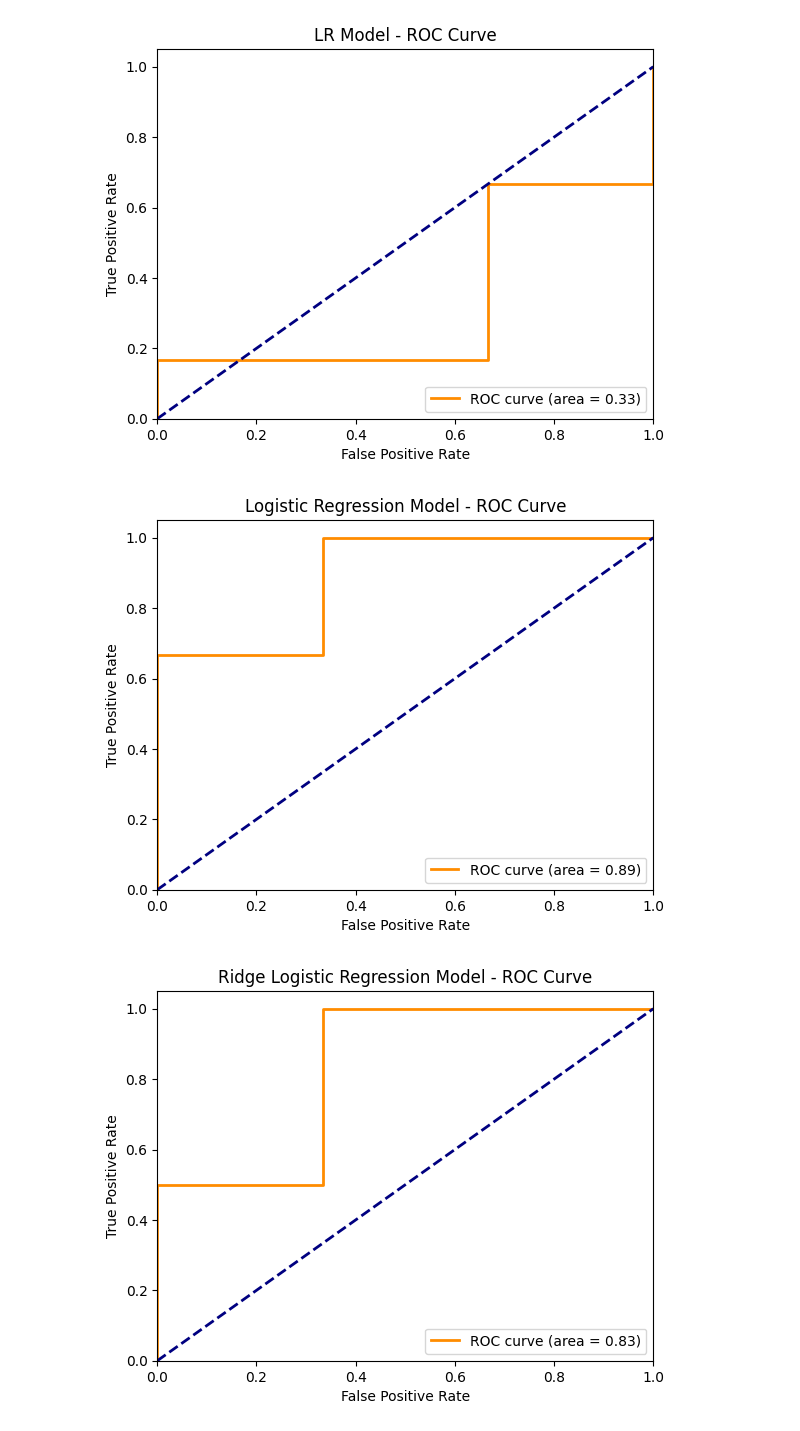
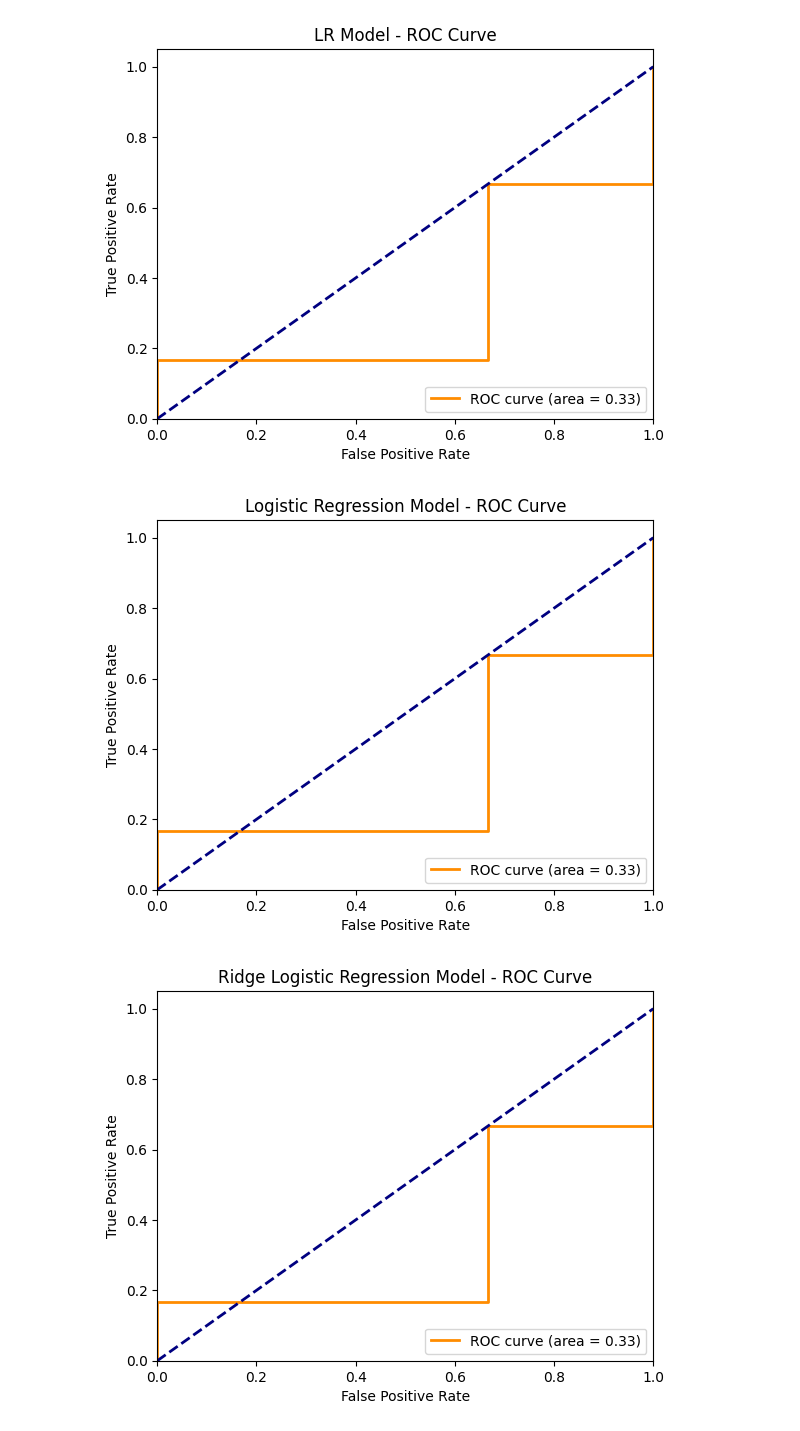
Before and after one commit to matteo-orsi/ML, a Jupyter notebook: challenges/challenge-00/challenge-00.ipynb, the cells around one changed output. Saved outputs shown, nothing was run; the diff lists cells and outputs as text; code cells hidden in the pictures.

```diff
--- a/challenges/challenge-00/challenge-00.ipynb
+++ b/challenges/challenge-00/challenge-00.ipynb
@@ -348,7 +348,7 @@ def RidgeLogisticLoss(X, labels, w, lam):
     lam : float
         Weight of the L2 penalty term
     """
-    return LogisticLoss(X, labels, w) + lam * (LA.norm(w, 2) ** 2)
+    return LogisticLoss(X, labels, w) + lam * (LA.norm(w[1:], 2) ** 2)
 
 def RidgeGradient(w, lam):
     """
@@ -359,7 +359,9 @@ def RidgeGradient(w, lam):
     lam : float
         Weight of the L2 penalty term
     """
-    return 2 * lam * w
+    regularization = 2 * lam * w
+    regularization[0] = 0
+    return regularization
 
 def GDRidgeLogistic(X, labels, iter, gamma, lam):
     """
@@ -380,8 +382,8 @@ def GDRidgeLogistic(X, labels, iter, gamma, lam):
     n, d = X.shape
     # Array to store loss values at each iteration
     L = np.zeros(iter)
-    # Initialize w with random values
-    w = np.random.uniform(0, 0.01, d)
+    # Initialize w with zeros
+    w = np.zeros(d)
     # Array to store weights at each iteration
     W = np.zeros((d, iter))
 
@@ -551,11 +551,29 @@ print(classification_report(y_true, y_pred, target_names=target_names))
 weighted avg       0.11      0.33      0.17         9
 # %% [markdown]
 Repeat the previous task for regularized logistic regression and compare the results.
+# %%
+def add_bias(X):
+    """
+    Parameters
+    ----------
+    X : array of dim n x d
+        Matrix containing the dataset
+
+    Returns
+    -------
+    X_bias : array of dim n x (d + 1)
+        Matrix containing the dataset with a column of ones (bias)
+    """
+    return np.concatenate((np.ones((X.shape[0], 1)), X), axis=1)
+
+# Preparing the datasets with bias
+X_train_bias = add_bias(X_train)
+X_test_bias = add_bias(X_test)
 # %%
 # Setting the parameters manually
-iter = 1000
-gamma = 0.001
-lam = 0.001
+iter = 10000
+gamma = 0.01
+lam = 0.01
 lr = 0.5
 # %%
 # Model assessment: Logistic Regression (without normalization)
@@ -574,7 +592,7 @@ weighted avg       0.11      0.33      0.17         9
 # %%
 # Model assessment: Ridge Logistic Regression
-W_ridge, L_ridge = GDRidgeLogistic(X_train, y_train, iter, gamma, lam)
-y_pred_ridge = (sigmoidM(X_test, W_ridge[:, -1]) >= 0.5).astype(int)
+W_ridge, L_ridge = GDRidgeLogistic(X_train_bias, y_train, iter, gamma, lam)
+y_pred_ridge = (sigmoidM(X_test_bias, W_ridge[:, -1]) >= 0.5).astype(int)
 print(classification_report(y_true, y_pred_ridge, target_names = target_names))
 # %% [output]
               precision    recall  f1-score   support
@@ -641,7 +659,7 @@ plt.show()
 [figure]
 # %%
 # ROC Curve - Logistic Regression Model (without regularization)
-y_prob_logistic = sigmoidM(X_test, W_logistic[:, -1])
+y_prob_logistic = sigmoidM(X_test_bias, W_logistic[:, -1])
 fpr_logistic, tpr_logistic, thresholds_logistic = roc_curve(y_true, y_prob_logistic)
 roc_auc_logistic = roc_auc_score(y_true, y_prob_logistic)
 
@@ -656,24 +674,24 @@ plt.title('Logistic Regression Model - ROC Curve')
 plt.legend(loc="lower right")
 plt.show()
 # %% [output]
-[figure, old version]
+[figure, new version]
 # %%
 # ROC Curve - Ridge Logistic Regression Model
-y_prob_ridge = sigmoidM(X_test, W_ridge[:, -1])
+y_prob_ridge = sigmoidM(X_test_bias, W_ridge[:, -1])
 fpr_ridge, tpr_ridge, thresholds_ridge = roc_curve(y_true, y_prob_ridge)
 roc_auc_ridge = roc_auc_score(y_true, y_prob_ridge)
 
 plt.figure()
 plt.plot(fpr_ridge, tpr_ridge, color='darkorange', lw=2, label='ROC curve (area = %0.2f)' % roc_auc_ridge)
 plt.plot([0, 1], [0, 1], color='navy', lw=2, linestyle='--')
 plt.xlim([0.0, 1.0])
 plt.ylim([0.0, 1.05])
 plt.xlabel('False Positive Rate')
 plt.ylabel('True Positive Rate')
 plt.title('Ridge Logistic Regression Model - ROC Curve')
 plt.legend(loc="lower right")
 plt.show()
 # %% [output]
-[figure, old version]
+[figure, new version]
 # %%
 # ROC Curve - Lasso Logistic Regression Model
```
Also changed, not shown: parts of 14 cells of this notebook.
